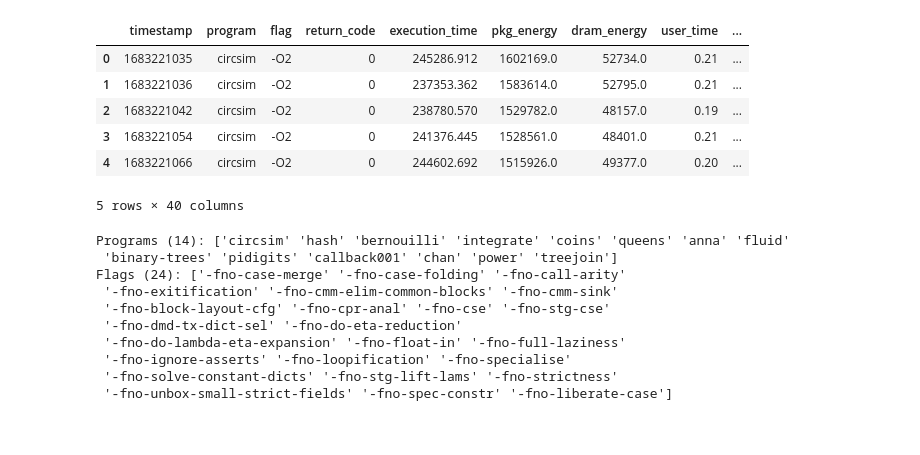
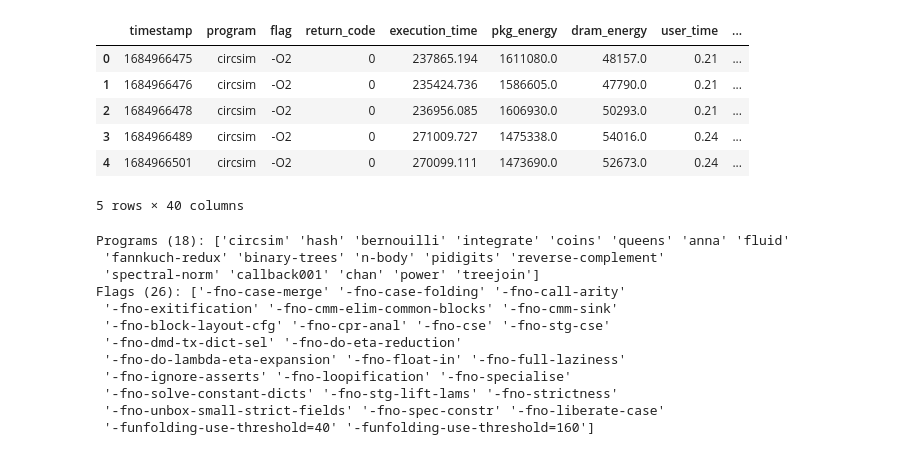
Before and after one commit to bernas670/ghc-energy, a Jupyter notebook: stats/perc_increase.ipynb, the cells around one changed output. Saved outputs shown, nothing was run; the diff lists cells and outputs as text; code cells hidden in the pictures.

```diff
--- a/stats/perc_increase.ipynb
+++ b/stats/perc_increase.ipynb
@@ -15,36 +15,38 @@ pd.set_option('display.max_rows', 500)
 # %%
 # timestamp,program,flag,return_code,execution_time,pkg_energy,dram_energy,user_time,sys_time,total_time,cpu_percent,avg_text,avg_data,peak_rss,inputs,outputs,minor_pagefaults,major_pagefaults,swaps,alloc_mem,reclaimed_mem,rts_mem,total_gcs,minor_gcs,major_gcs,avg_mem,max_mem,n_samples,init_cpu,init_sys,mut_cpu,mut_sys,total_gc_cpu,total_gc_sys,minor_gc_cpu,minor_gc_sys,major_gc_cpu,major_gc_sys,balance
 data_files = [
-    '../data/results.csv',
-    '../data/results_2.csv'
+    '../data/results_65_1.csv',
+    '../data/results_65_2.csv'
 ]
 
 df = pd.concat(map(lambda file: pd.read_csv(file), data_files))
 df['total_energy'] = df['pkg_energy'] + df['dram_energy']
 display(df.head(5))
 
 progs = df['program'].unique()
 print(f"Programs ({len(progs)}): {progs}")
 flags = df['flag'].unique()[1:]
 print(f"Flags ({len(flags)}): {flags}")
 # %% [output]
 |  | timestamp | program | flag | return_code | execution_time | pkg_energy | dram_energy | user_time | ... |
-| 0 | 1683221035 | circsim | -O2 | 0 | 245286.912 | 1602169.0 | 52734.0 | 0.21 | ... |
-| 1 | 1683221036 | circsim | -O2 | 0 | 237353.362 | 1583614.0 | 52795.0 | 0.21 | ... |
-| 2 | 1683221042 | circsim | -O2 | 0 | 238780.570 | 1529782.0 | 48157.0 | 0.19 | ... |
-| 3 | 1683221054 | circsim | -O2 | 0 | 241376.445 | 1528561.0 | 48401.0 | 0.21 | ... |
-| 4 | 1683221066 | circsim | -O2 | 0 | 244602.692 | 1515926.0 | 49377.0 | 0.20 | ... |
+| 0 | 1684966475 | circsim | -O2 | 0 | 237865.194 | 1611080.0 | 48157.0 | 0.21 | ... |
+| 1 | 1684966476 | circsim | -O2 | 0 | 235424.736 | 1586605.0 | 47790.0 | 0.21 | ... |
+| 2 | 1684966478 | circsim | -O2 | 0 | 236956.085 | 1606930.0 | 50293.0 | 0.21 | ... |
+| 3 | 1684966489 | circsim | -O2 | 0 | 271009.727 | 1475338.0 | 54016.0 | 0.24 | ... |
+| 4 | 1684966501 | circsim | -O2 | 0 | 270099.111 | 1473690.0 | 52673.0 | 0.24 | ... |
 5 rows × 40 columns
-Programs (14): ['circsim' 'hash' 'bernouilli' 'integrate' 'coins' 'queens' 'anna' 'fluid'
- 'binary-trees' 'pidigits' 'callback001' 'chan' 'power' 'treejoin']
-Flags (24): ['-fno-case-merge' '-fno-case-folding' '-fno-call-arity'
+Programs (18): ['circsim' 'hash' 'bernouilli' 'integrate' 'coins' 'queens' 'anna' 'fluid'
+ 'fannkuch-redux' 'binary-trees' 'n-body' 'pidigits' 'reverse-complement'
+ 'spectral-norm' 'callback001' 'chan' 'power' 'treejoin']
+Flags (26): ['-fno-case-merge' '-fno-case-folding' '-fno-call-arity'
  '-fno-exitification' '-fno-cmm-elim-common-blocks' '-fno-cmm-sink'
  '-fno-block-layout-cfg' '-fno-cpr-anal' '-fno-cse' '-fno-stg-cse'
  '-fno-dmd-tx-dict-sel' '-fno-do-eta-reduction'
  '-fno-do-lambda-eta-expansion' '-fno-float-in' '-fno-full-laziness'
  '-fno-ignore-asserts' '-fno-loopification' '-fno-specialise'
  '-fno-solve-constant-dicts' '-fno-stg-lift-lams' '-fno-strictness'
- '-fno-unbox-small-strict-fields' '-fno-spec-constr' '-fno-liberate-case']
+ '-fno-unbox-small-strict-fields' '-fno-spec-constr' '-fno-liberate-case'
+ '-funfolding-use-threshold=40' '-funfolding-use-threshold=160']
 # %%
 def calculate_increase(data, column):
     new_dataframe = []
```
Also changed, not shown: parts of 3 cells of this notebook, 10 other files.
